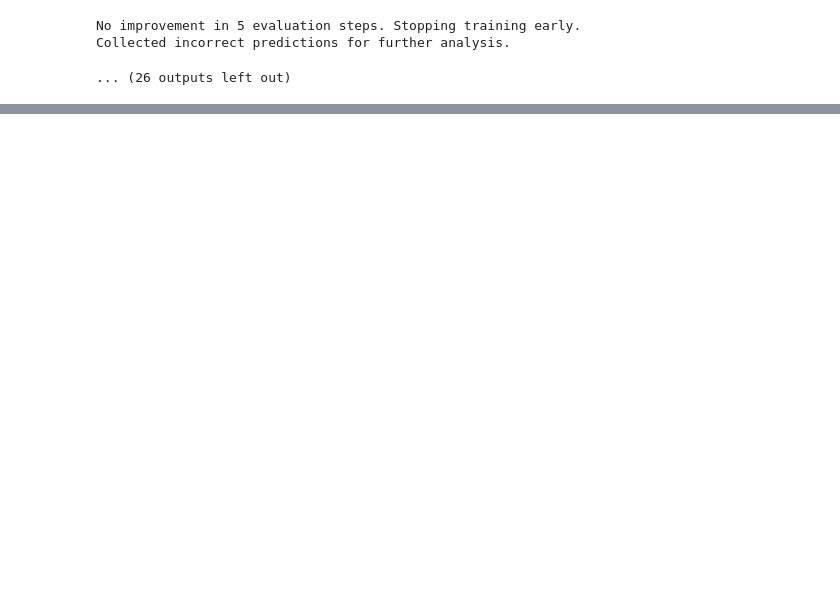
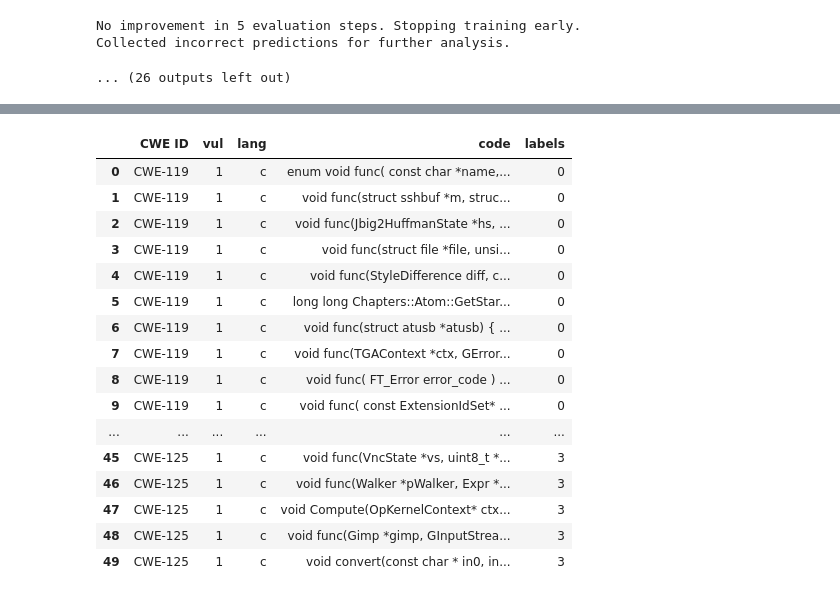
Before and after one commit to rlaaudrb1104/Ai, a Jupyter notebook: New_Graphcodebert_하이퍼파라미터자동화.ipynb, the cells around one changed output, grey strips where cells are left out. Drawn from its saved outputs; the diff is of its cells as text; code cells hidden in the pictures; blank space fills up the shorter version.

```diff
--- a/New_Graphcodebert_하이퍼파라미터자동화.ipynb
+++ b/New_Graphcodebert_하이퍼파라미터자동화.ipynb
@@ -326,0 +407,24 @@ Collected incorrect predictions for further analysis.
+# %%
+import pandas as pd
+
+df2 = pd.read_csv("/content/drive/MyDrive/data/MSR+julite+Div_final_test(2500cut).csv")
+# %%
+df2.head(50)
+# %% [output]
+|  | CWE ID | vul | lang | code | labels |
+| 0 | CWE-119 | 1 | c | enum void func( const char *name,... | 0 |
+| 1 | CWE-119 | 1 | c | void func(struct sshbuf *m, struc... | 0 |
+| 2 | CWE-119 | 1 | c | void func(Jbig2HuffmanState *hs, ... | 0 |
+| 3 | CWE-119 | 1 | c | void func(struct file *file, unsi... | 0 |
+| 4 | CWE-119 | 1 | c | void func(StyleDifference diff, c... | 0 |
+| 5 | CWE-119 | 1 | c | long long Chapters::Atom::GetStar... | 0 |
+| 6 | CWE-119 | 1 | c | void func(struct atusb *atusb) { ... | 0 |
+| 7 | CWE-119 | 1 | c | void func(TGAContext *ctx, GError... | 0 |
+| 8 | CWE-119 | 1 | c | void func( FT_Error error_code ) ... | 0 |
+| 9 | CWE-119 | 1 | c | void func( const ExtensionIdSet* ... | 0 |
+| ... | ... | ... | ... | ... | ... |
+| 45 | CWE-125 | 1 | c | void func(VncState *vs, uint8_t *... | 3 |
+| 46 | CWE-125 | 1 | c | void func(Walker *pWalker, Expr *... | 3 |
+| 47 | CWE-125 | 1 | c | void Compute(OpKernelContext* ctx... | 3 |
+| 48 | CWE-125 | 1 | c | void func(Gimp *gimp, GInputStrea... | 3 |
+| 49 | CWE-125 | 1 | c | void convert(const char * in0, in... | 3 |
```
Also changed, not shown: parts of 9 cells of this notebook.
